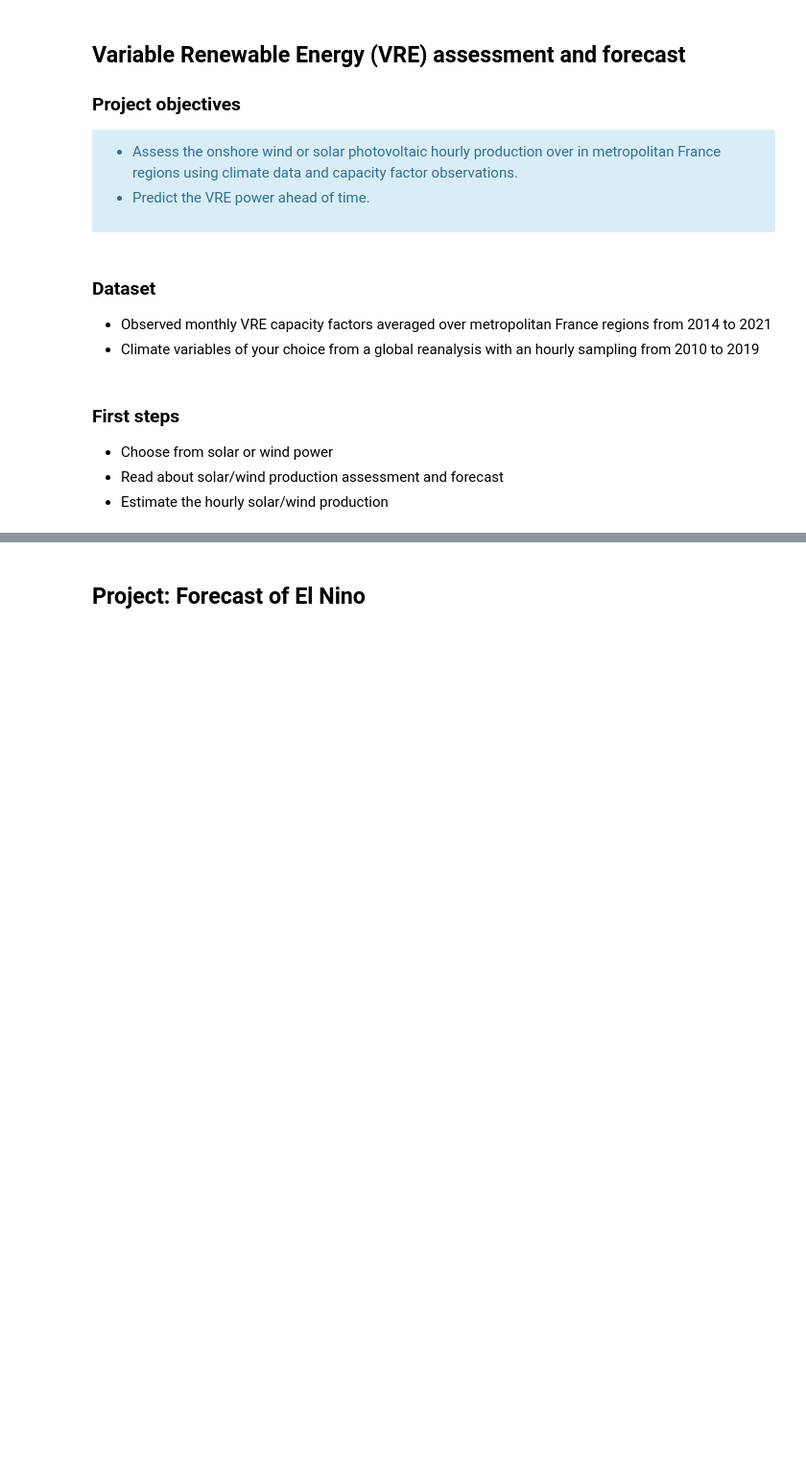
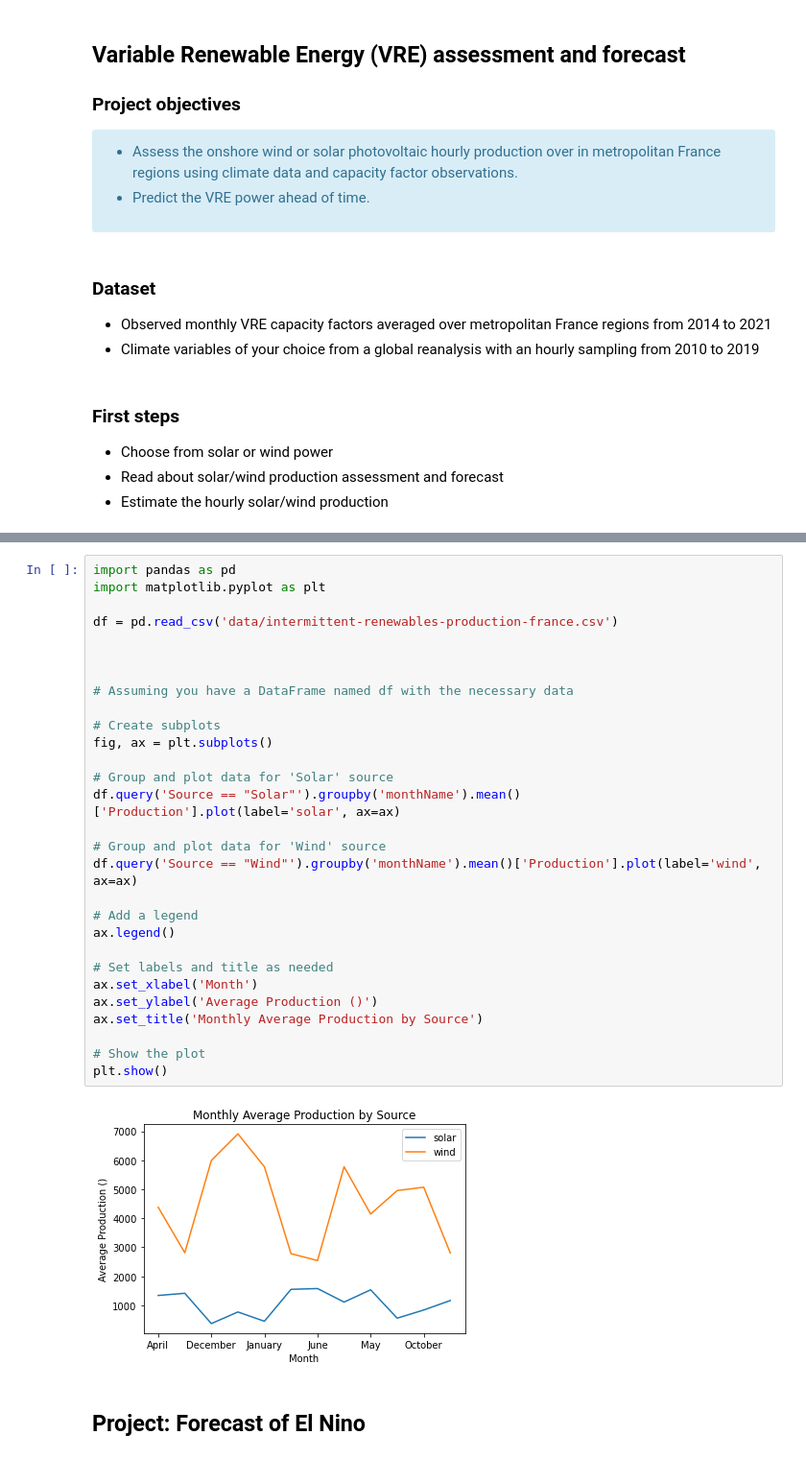
Before and after one commit to jacobogabeiraspenas/ML4Environment, a Jupyter notebook: book/notebooks/projects.ipynb, the cells around one changed output, grey strips where cells are left out. Shown: that part at 96% size. Cells and saved outputs as stored; diff of their text form; blank space fills up the shorter version.

```diff
--- a/book/notebooks/projects.ipynb
+++ b/book/notebooks/projects.ipynb
@@ -96,3 +60,34 @@ df_energy.plot()
+# %%
+import pandas as pd
+import matplotlib.pyplot as plt
+
+df = pd.read_csv('data/intermittent-renewables-production-france.csv')
+
+
+
+# Assuming you have a DataFrame named df with the necessary data
+
+# Create subplots
+fig, ax = plt.subplots()
+
+# Group and plot data for 'Solar' source
+df.query('Source == "Solar"').groupby('monthName').mean()['Production'].plot(label='solar', ax=ax)
+
+# Group and plot data for 'Wind' source
+df.query('Source == "Wind"').groupby('monthName').mean()['Production'].plot(label='wind', ax=ax)
+
+# Add a legend
+ax.legend()
+
+# Set labels and title as needed
+ax.set_xlabel('Month')
+ax.set_ylabel('Average Production ()')
+ax.set_title('Monthly Average Production by Source')
+
+# Show the plot
+plt.show()
+# %% [output]
+[figure, added]
 # %% [markdown]
 ## Project: Forecast of El Nino
 # %% [markdown]
```
Also changed, not shown: parts of 10 cells of this notebook, 10 other files.
